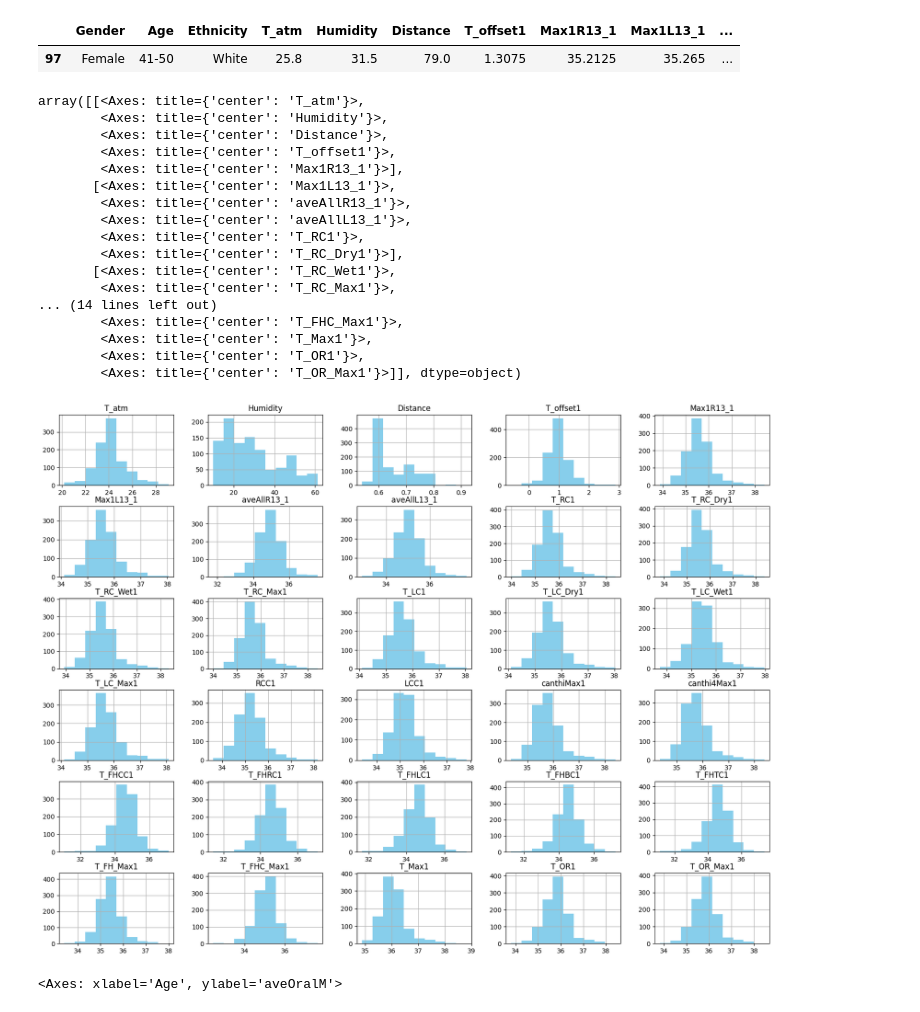
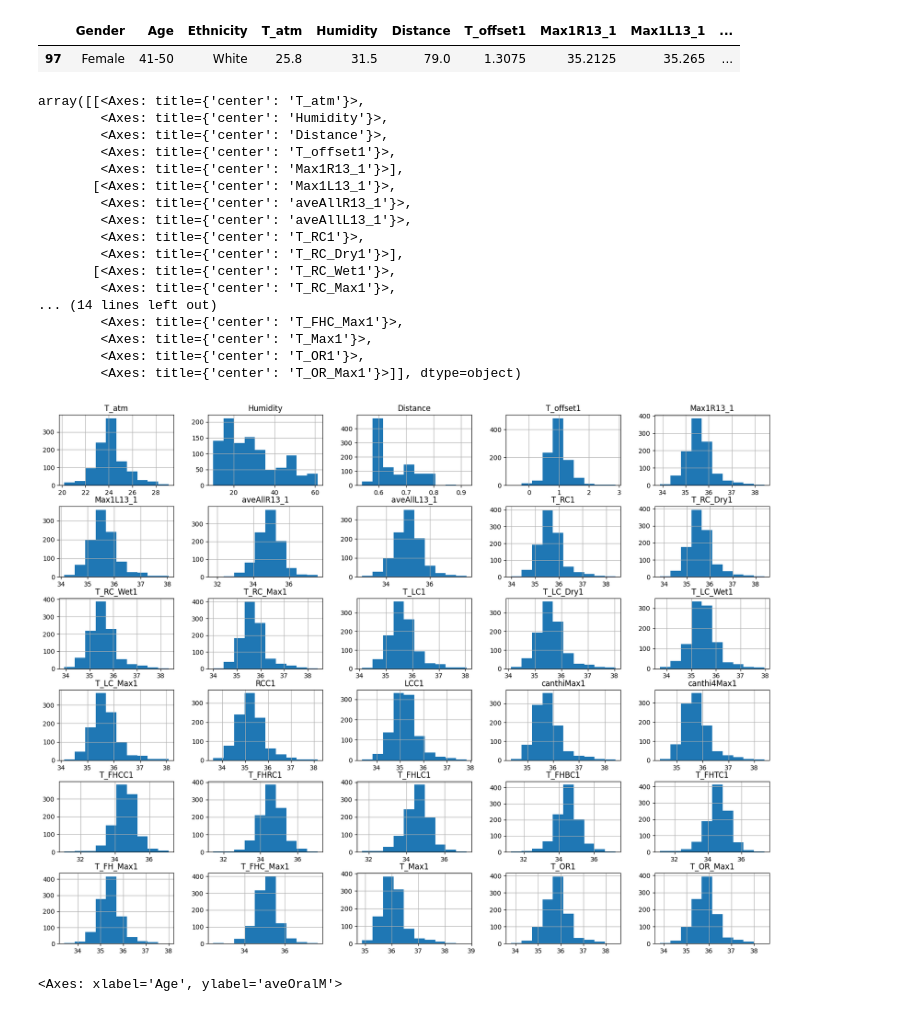
Before and after one commit to benbaz-2/comp551, a Jupyter notebook: assignment_1_regression_aziz.ipynb, the cells around one changed output. Drawn from its saved outputs; the diff is of its cells as text; code cells hidden in the pictures.

```diff
--- a/assignment_1_regression_aziz.ipynb
+++ b/assignment_1_regression_aziz.ipynb
@@ -234,26 +230,26 @@ X = X.drop(index=97)
 y = y.drop(index=97)
 # %%
 # Checking out X distributions
-X.hist(figsize=(20,15), color = "skyblue")
+X.hist(figsize=(20,15))
 # %% [output]
 array([[<Axes: title={'center': 'T_atm'}>,
         <Axes: title={'center': 'Humidity'}>,
         <Axes: title={'center': 'Distance'}>,
         <Axes: title={'center': 'T_offset1'}>,
         <Axes: title={'center': 'Max1R13_1'}>],
        [<Axes: title={'center': 'Max1L13_1'}>,
         <Axes: title={'center': 'aveAllR13_1'}>,
         <Axes: title={'center': 'aveAllL13_1'}>,
         <Axes: title={'center': 'T_RC1'}>,
         <Axes: title={'center': 'T_RC_Dry1'}>],
        [<Axes: title={'center': 'T_RC_Wet1'}>,
         <Axes: title={'center': 'T_RC_Max1'}>,
 ... (14 lines left out)
         <Axes: title={'center': 'T_FHC_Max1'}>,
         <Axes: title={'center': 'T_Max1'}>,
         <Axes: title={'center': 'T_OR1'}>,
         <Axes: title={'center': 'T_OR_Max1'}>]], dtype=object)
-[figure, old version]
+[figure, new version]
 # %%
 sns.boxplot(x=X['Age'], y=y, hue=X['Gender'])
 # %% [output]
```
Also changed, not shown: parts of 2 cells of this notebook.
